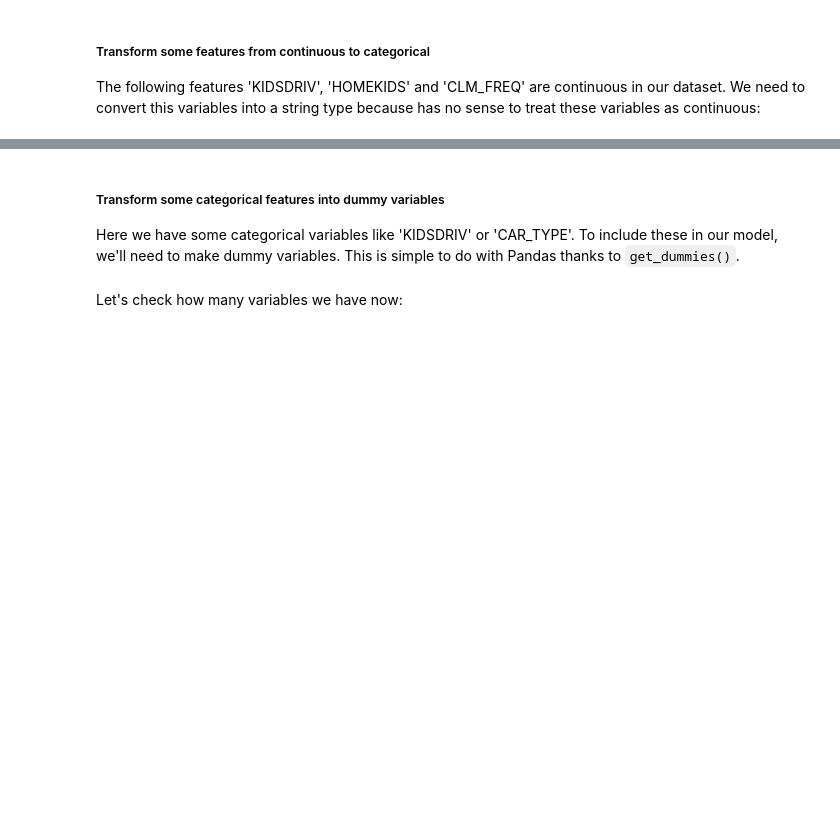
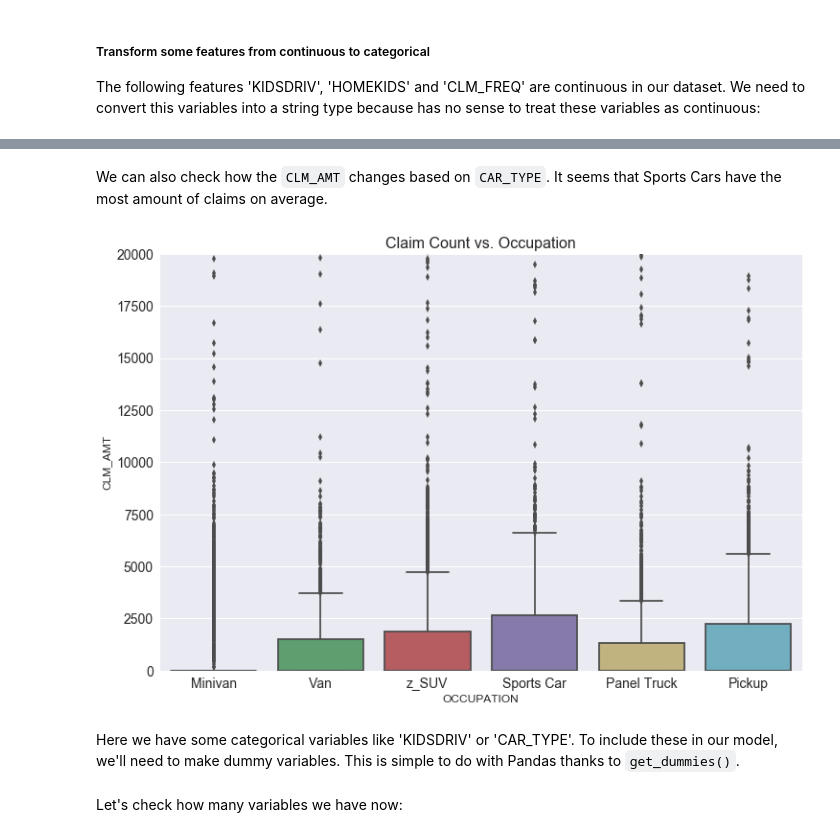
Before and after one commit to Yiming-Gao/UIUC-Spring-2018, a Jupyter notebook: Full-Time/Demo/Pure_Premium_Prediction.ipynb, the cells around one changed output, grey strips where cells are left out. Saved outputs shown, nothing was run; the diff lists cells and outputs as text; code cells hidden in the pictures; blank space fills up the shorter version.

```diff
--- a/Full-Time/Demo/Pure_Premium_Prediction.ipynb
+++ b/Full-Time/Demo/Pure_Premium_Prediction.ipynb
@@ -172,6 +197,17 @@ claims[['KIDSDRIV','HOMEKIDS','CLM_FREQ']] = claims[['KIDSDRIV','HOMEKIDS','CLM_
+# %% [markdown]
+We can also check how the `CLM_AMT` changes based on `CAR_TYPE`. It seems that Sports Cars have the most amount of claims on average.
+# %%
+plt.figure(figsize = (12, 8))
+sns.boxplot(x = "CAR_TYPE", y = "CLM_AMT", data = claims)
+plt.ylabel('CLM_AMT', fontsize = 12)
+plt.ylim(0, 20000)
+plt.xlabel('OCCUPATION', fontsize = 12)
+plt.tick_params(labelsize = 14)
+plt.title("Claim Count vs. Occupation", fontsize = 16)
+plt.show()
+# %% [output]
+[figure, added]
 # %% [markdown]
-##### Transform some categorical features into dummy variables
-
 Here we have some categorical variables like 'KIDSDRIV' or 'CAR_TYPE'. To include these in our model, we'll need to make dummy variables. This is simple to do with Pandas thanks to `get_dummies()`.
 # %%
 dummy_fields = ['KIDSDRIV','HOMEKIDS','PARENT1','MSTATUS','GENDER','EDUCATION',\
```
Also changed, not shown: parts of 11 cells of this notebook.
